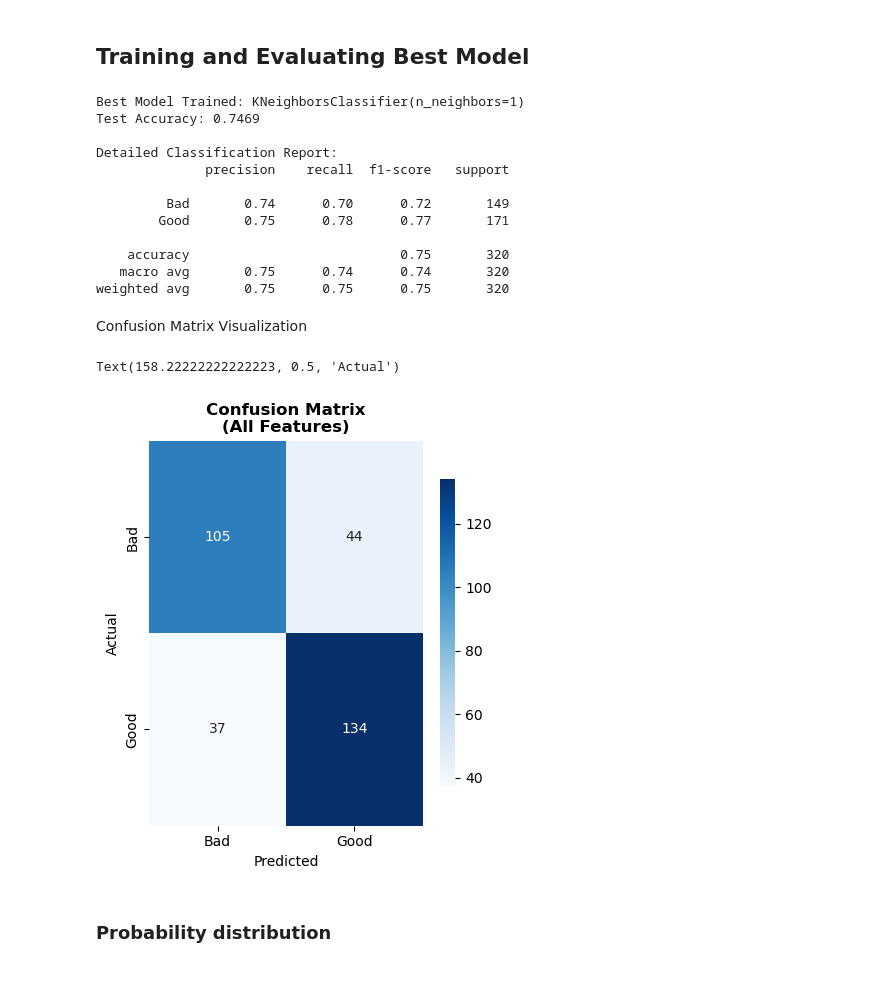
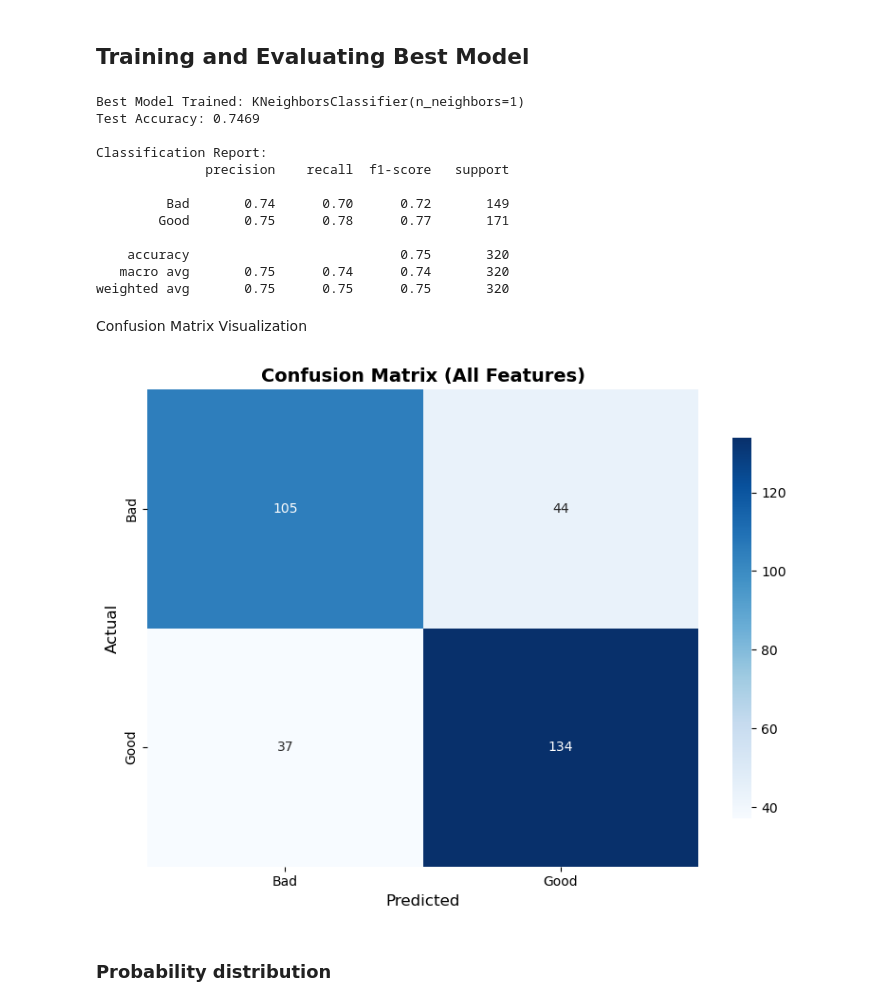
Before and after one commit to SherinDZerogithub/ML-Wine-Predicting-Model-CS1, a Jupyter notebook: wine_quality_predicting_model/notebooks/FC211044_SeriniPuwakgolla/knn.ipynb, the cells around one changed output. Cells and saved outputs as stored; diff of their text form; code cells hidden in the pictures; blank space fills up the shorter version.

```diff
--- a/wine_quality_predicting_model/notebooks/FC211044_SeriniPuwakgolla/knn.ipynb
+++ b/wine_quality_predicting_model/notebooks/FC211044_SeriniPuwakgolla/knn.ipynb
@@ -426,25 +433,28 @@ plt.show()
 # %% [markdown]
 ## Training and Evaluating Best Model
 # %%
-# Train the best model
 best_knn = grid_search.best_estimator_
+best_knn.fit(X_train_scaled, y_train)
+
+# Predicted labels
 y_pred = best_knn.predict(X_test_scaled)
+
+# Predicted probabilities
 y_pred_proba = best_knn.predict_proba(X_test_scaled)
 
-# Calculate metrics
+# Accuracy
 accuracy = accuracy_score(y_test, y_pred)
-
-print(f"Best Model Trained: KNeighborsClassifier(n_neighbors={best_k})")
+print(f"\nBest Model Trained: KNeighborsClassifier(n_neighbors={best_k})")
 print(f"Test Accuracy: {accuracy:.4f}")
 
 # Detailed classification report
-print("\nDetailed Classification Report:")
+print("\nClassification Report:")
 print(classification_report(y_test, y_pred, target_names=['Bad', 'Good']))
 # %% [output]
 Best Model Trained: KNeighborsClassifier(n_neighbors=1)
 Test Accuracy: 0.7469
 
-Detailed Classification Report:
+Classification Report:
               precision    recall  f1-score   support
 
          Bad       0.74      0.70      0.72       149
@@ -456,19 +466,27 @@ weighted avg       0.75      0.75      0.75       320
 # %% [markdown]
 Confusion Matrix Visualization
 # %%
-plt.figure(figsize=(15, 5))
+plt.figure(figsize=(8, 6))  # Set a reasonable figure size
 
-plt.subplot(1, 3, 1)
 cm = confusion_matrix(y_test, y_pred)
-sns.heatmap(cm, annot=True, fmt='d', cmap='Blues',
-            xticklabels=['Bad', 'Good'], yticklabels=['Bad', 'Good'],
-            cbar_kws={'shrink': 0.8})
-plt.title('Confusion Matrix\n(All Features)', fontweight='bold')
-plt.xlabel('Predicted')
-plt.ylabel('Actual')
+sns.heatmap(
+    cm,
+    annot=True,
+    fmt='d',
+    cmap='Blues',
+    xticklabels=['Bad', 'Good'],
+    yticklabels=['Bad', 'Good'],
+    cbar_kws={'shrink': 0.8}
+)
+plt.title('Confusion Matrix (All Features)', fontweight='bold', fontsize=14)
+plt.xlabel('Predicted', fontsize=12)
+plt.ylabel('Actual', fontsize=12)
+plt.xticks(fontsize=10)
+plt.yticks(fontsize=10)
+plt.tight_layout()
+plt.show()
 # %% [output]
-Text(158.22222222222223, 0.5, 'Actual')
-[figure, old version]
+[figure, new version]
 # %% [markdown]
 ### Probability distribution
 # %% [markdown]
```
Also changed, not shown: parts of 12 cells of this notebook, 2 other files.
